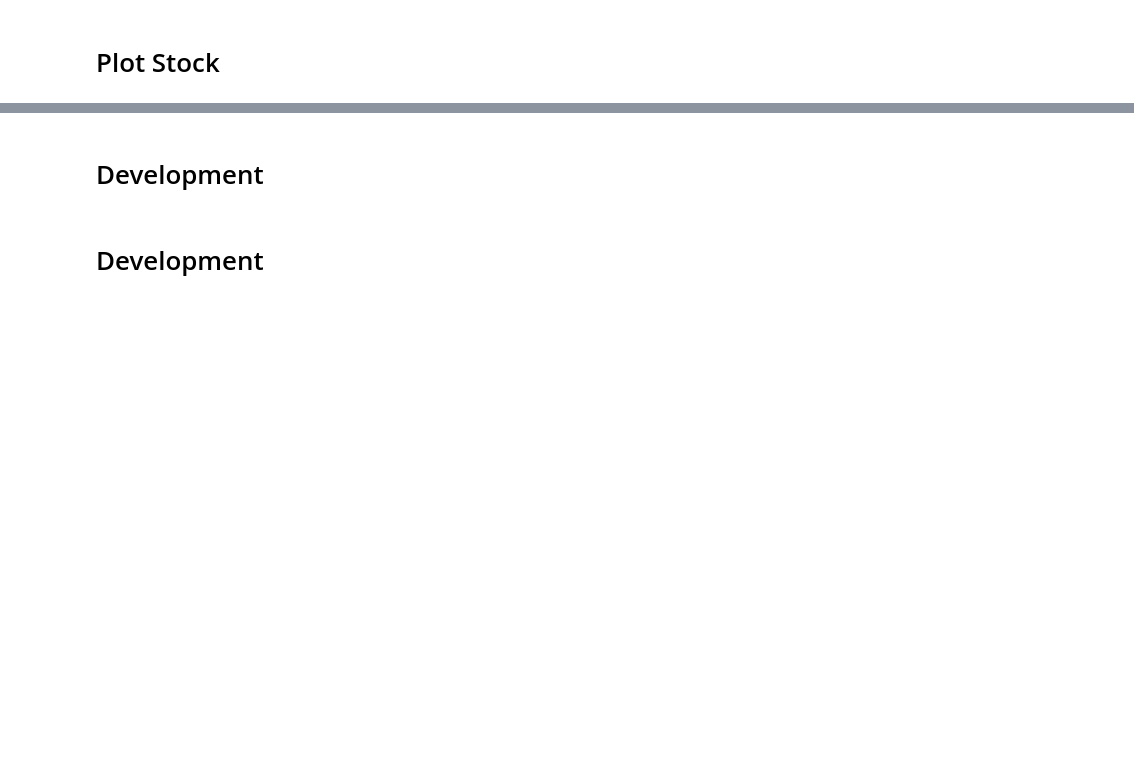
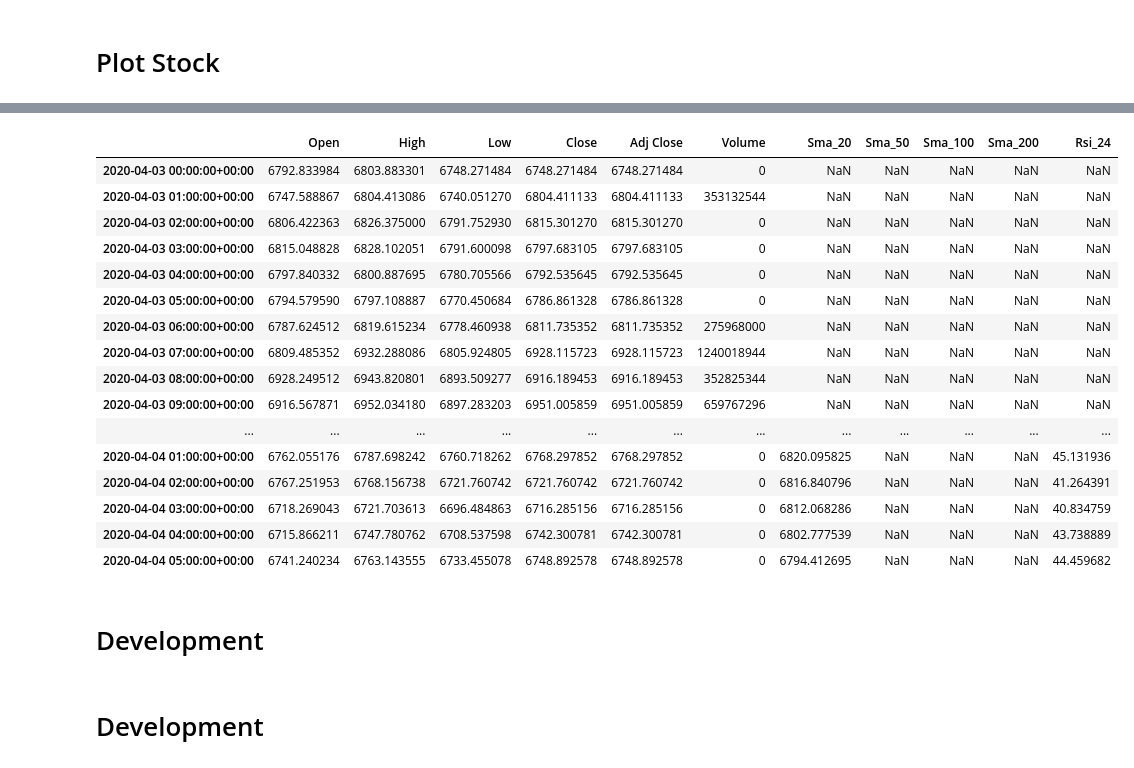
Before and after one commit to MarcoPluchino/2021_FinanceJupyterTutorial, a Jupyter notebook: rbt/notebook/wc_20220329_prova.ipynb, the cells around one changed output, grey strips where cells are left out. Saved outputs shown, nothing was run; the diff lists cells and outputs as text; code cells hidden in the pictures; blank space fills up the shorter version.

```diff
--- a/rbt/notebook/wc_20220329_prova.ipynb
+++ b/rbt/notebook/wc_20220329_prova.ipynb
@@ -115,3 +123,23 @@ Interval:  1h
+# %%
+stock.iloc[1:30]
+# %% [output]
+|  | Open | High | Low | Close | Adj Close | Volume | Sma_20 | Sma_50 | Sma_100 | Sma_200 | Rsi_24 |
+| 2020-04-03 00:00:00+00:00 | 6792.833984 | 6803.883301 | 6748.271484 | 6748.271484 | 6748.271484 | 0 | NaN | NaN | NaN | NaN | NaN |
+| 2020-04-03 01:00:00+00:00 | 6747.588867 | 6804.413086 | 6740.051270 | 6804.411133 | 6804.411133 | 353132544 | NaN | NaN | NaN | NaN | NaN |
+| 2020-04-03 02:00:00+00:00 | 6806.422363 | 6826.375000 | 6791.752930 | 6815.301270 | 6815.301270 | 0 | NaN | NaN | NaN | NaN | NaN |
+| 2020-04-03 03:00:00+00:00 | 6815.048828 | 6828.102051 | 6791.600098 | 6797.683105 | 6797.683105 | 0 | NaN | NaN | NaN | NaN | NaN |
+| 2020-04-03 04:00:00+00:00 | 6797.840332 | 6800.887695 | 6780.705566 | 6792.535645 | 6792.535645 | 0 | NaN | NaN | NaN | NaN | NaN |
+| 2020-04-03 05:00:00+00:00 | 6794.579590 | 6797.108887 | 6770.450684 | 6786.861328 | 6786.861328 | 0 | NaN | NaN | NaN | NaN | NaN |
+| 2020-04-03 06:00:00+00:00 | 6787.624512 | 6819.615234 | 6778.460938 | 6811.735352 | 6811.735352 | 275968000 | NaN | NaN | NaN | NaN | NaN |
+| 2020-04-03 07:00:00+00:00 | 6809.485352 | 6932.288086 | 6805.924805 | 6928.115723 | 6928.115723 | 1240018944 | NaN | NaN | NaN | NaN | NaN |
+| 2020-04-03 08:00:00+00:00 | 6928.249512 | 6943.820801 | 6893.509277 | 6916.189453 | 6916.189453 | 352825344 | NaN | NaN | NaN | NaN | NaN |
+| 2020-04-03 09:00:00+00:00 | 6916.567871 | 6952.034180 | 6897.283203 | 6951.005859 | 6951.005859 | 659767296 | NaN | NaN | NaN | NaN | NaN |
+| ... | ... | ... | ... | ... | ... | ... | ... | ... | ... | ... | ... |
+| 2020-04-04 01:00:00+00:00 | 6762.055176 | 6787.698242 | 6760.718262 | 6768.297852 | 6768.297852 | 0 | 6820.095825 | NaN | NaN | NaN | 45.131936 |
+| 2020-04-04 02:00:00+00:00 | 6767.251953 | 6768.156738 | 6721.760742 | 6721.760742 | 6721.760742 | 0 | 6816.840796 | NaN | NaN | NaN | 41.264391 |
+| 2020-04-04 03:00:00+00:00 | 6718.269043 | 6721.703613 | 6696.484863 | 6716.285156 | 6716.285156 | 0 | 6812.068286 | NaN | NaN | NaN | 40.834759 |
+| 2020-04-04 04:00:00+00:00 | 6715.866211 | 6747.780762 | 6708.537598 | 6742.300781 | 6742.300781 | 0 | 6802.777539 | NaN | NaN | NaN | 43.738889 |
+| 2020-04-04 05:00:00+00:00 | 6741.240234 | 6763.143555 | 6733.455078 | 6748.892578 | 6748.892578 | 0 | 6794.412695 | NaN | NaN | NaN | 44.459682 |
 # %% [markdown]
 # Development
 # %%
```
Also changed, not shown: parts of 7 cells of this notebook, 1 other file.
